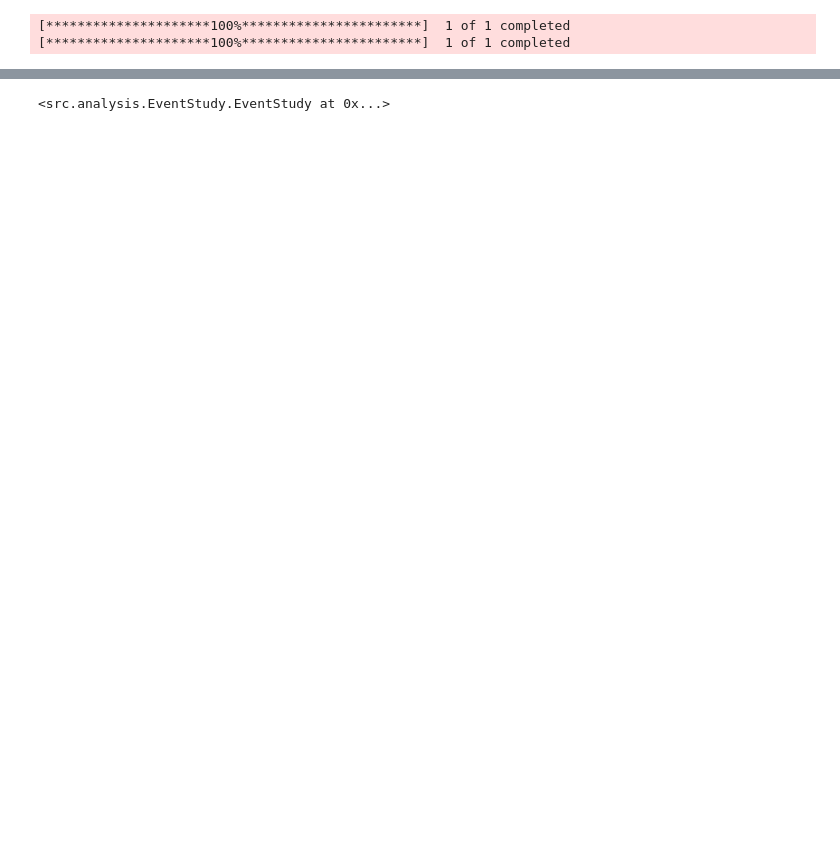
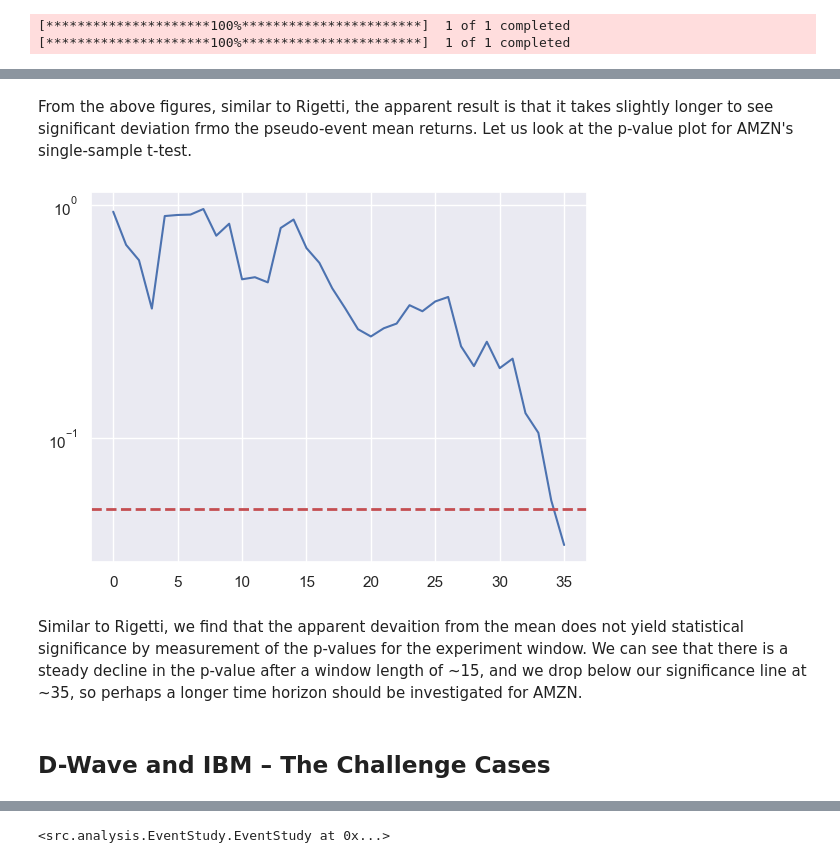
Before and after one commit to will-friend/QuantumSignalResearch, a Jupyter notebook: notebooks/03_Multi_Asset_Check.ipynb, the cells around one changed output, grey strips where cells are left out. Cells and saved outputs as stored; diff of their text form; code cells hidden in the pictures; blank space fills up the shorter version.

```diff
--- a/notebooks/03_Multi_Asset_Check.ipynb
+++ b/notebooks/03_Multi_Asset_Check.ipynb
@@ -83,0 +102,11 @@ plot_test_results(ticker, results, mean_two_sample, std_two_sample, single_test=
+# %% [markdown]
+From the above figures, similar to Rigetti, the apparent result is that it takes slightly longer to see significant deviation frmo the pseudo-event mean returns. Let us look at the p-value plot for AMZN's single-sample t-test.
+# %%
+_ = results['p_value'].plot(logy=True)
+_ = plt.axhline(y=0.05, color='r', linestyle='--', linewidth=2, label='p=0.05')
+# %% [output]
+[figure, added]
+# %% [markdown]
+Similar to Rigetti, we find that the apparent devaition from the mean does not yield statistical significance by measurement of the p-values for the experiment window. We can see that there is a steady decline in the p-value after a window length of ~15, and we drop below our significance line at ~35, so perhaps a longer time horizon should be investigated for AMZN.
+# %% [markdown]
+## D-Wave and IBM – The Challenge Cases
```
Also changed, not shown: parts of 47 cells of this notebook.
